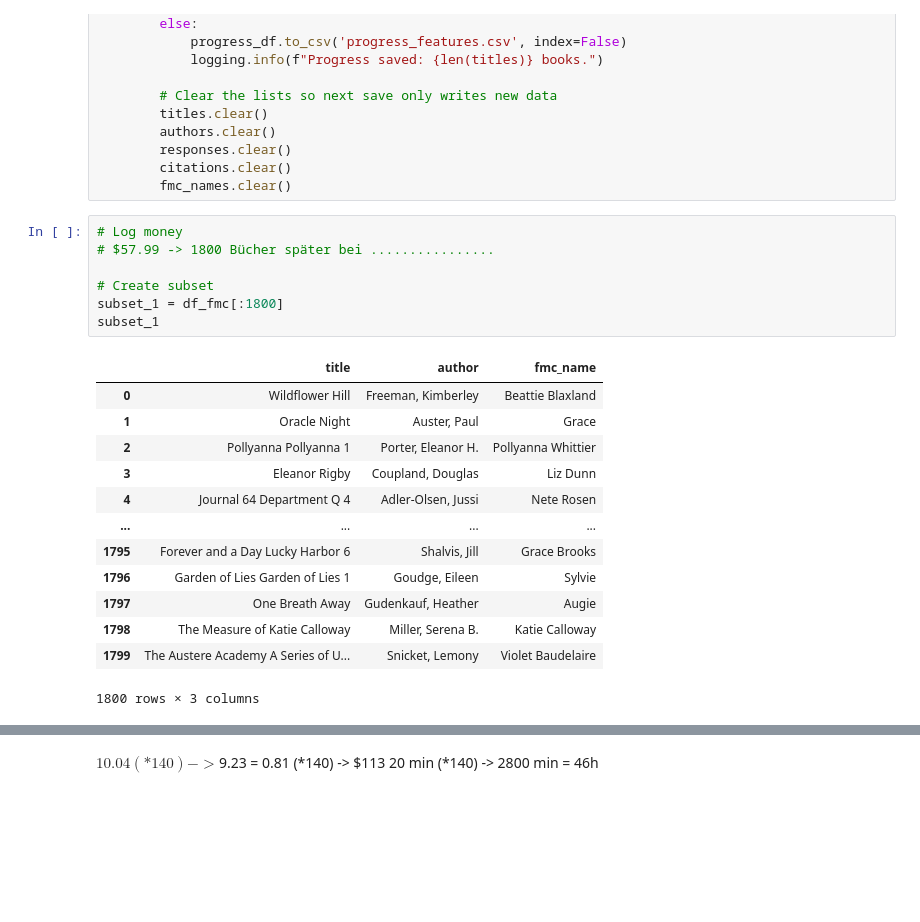
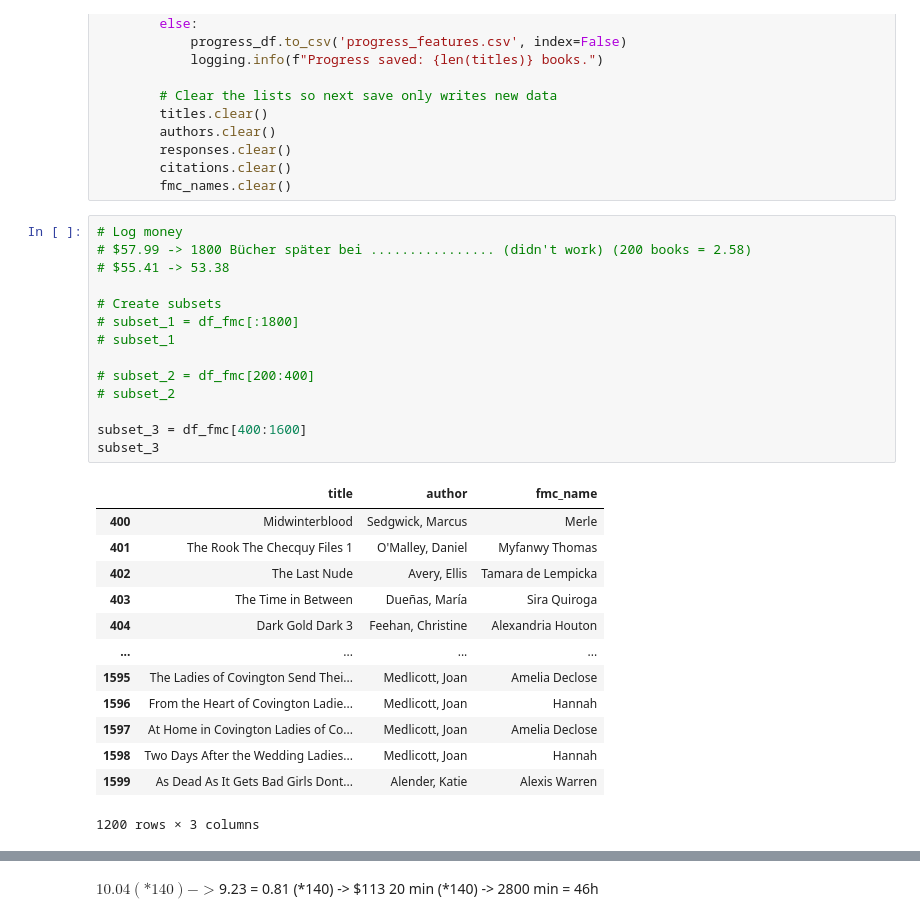
Before and after one commit to skratzke/thesis, a Jupyter notebook: 2.6 features json.ipynb, the cells around one changed output, grey strips where cells are left out. Saved outputs shown, nothing was run; the diff lists cells and outputs as text; blank space fills up the shorter version.

Commit message:
third subset

```diff
--- a/2.6 features json.ipynb
+++ b/2.6 features json.ipynb
@@ -192,25 +192,32 @@ def save_progress():
         fmc_names.clear()
 # %%
 # Log money
-# $57.99 -> 1800 Bücher später bei ................
+# $57.99 -> 1800 Bücher später bei ................ (didn't work) (200 books = 2.58)
+# $55.41 -> 53.38
 
-# Create subset
-subset_1 = df_fmc[:1800]
-subset_1
+# Create subsets
+# subset_1 = df_fmc[:1800]
+# subset_1
+
+# subset_2 = df_fmc[200:400]
+# subset_2
+
+subset_3 = df_fmc[400:1600]
+subset_3
 # %% [output]
 |  | title | author | fmc_name |
-| 0 | Wildflower Hill | Freeman, Kimberley | Beattie Blaxland |
-| 1 | Oracle Night | Auster, Paul | Grace |
-| 2 | Pollyanna Pollyanna 1 | Porter, Eleanor H. | Pollyanna Whittier |
-| 3 | Eleanor Rigby | Coupland, Douglas | Liz Dunn |
-| 4 | Journal 64 Department Q 4 | Adler-Olsen, Jussi | Nete Rosen |
+| 400 | Midwinterblood | Sedgwick, Marcus | Merle |
+| 401 | The Rook The Checquy Files 1 | O'Malley, Daniel | Myfanwy Thomas |
+| 402 | The Last Nude | Avery, Ellis | Tamara de Lempicka |
+| 403 | The Time in Between | Dueñas, María | Sira Quiroga |
+| 404 | Dark Gold Dark 3 | Feehan, Christine | Alexandria Houton |
 | ... | ... | ... | ... |
-| 1795 | Forever and a Day Lucky Harbor 6 | Shalvis, Jill | Grace Brooks |
-| 1796 | Garden of Lies Garden of Lies 1 | Goudge, Eileen | Sylvie |
-| 1797 | One Breath Away | Gudenkauf, Heather | Augie |
-| 1798 | The Measure of Katie Calloway | Miller, Serena B. | Katie Calloway |
-| 1799 | The Austere Academy A Series of U... | Snicket, Lemony | Violet Baudelaire |
+| 1595 | The Ladies of Covington Send Thei... | Medlicott, Joan | Amelia Declose |
+| 1596 | From the Heart of Covington Ladie... | Medlicott, Joan | Hannah |
+| 1597 | At Home in Covington Ladies of Co... | Medlicott, Joan | Amelia Declose |
+| 1598 | Two Days After the Wedding Ladies... | Medlicott, Joan | Hannah |
+| 1599 | As Dead As It Gets Bad Girls Dont... | Alender, Katie | Alexis Warren |
-1800 rows × 3 columns
+1200 rows × 3 columns
 # %%
 start_time = time.time()
 
```
Also changed, not shown: parts of 2 cells of this notebook, 3 other files.
